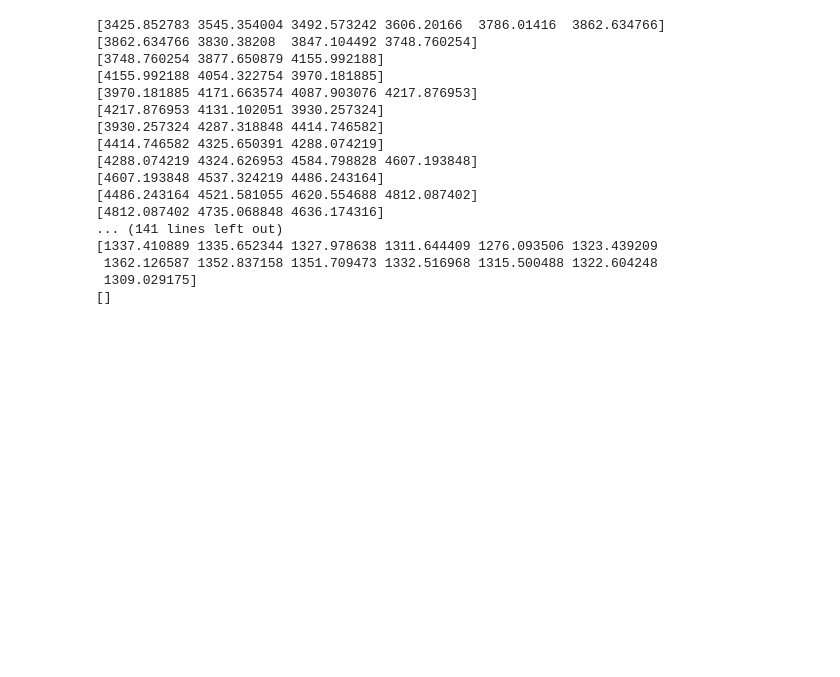
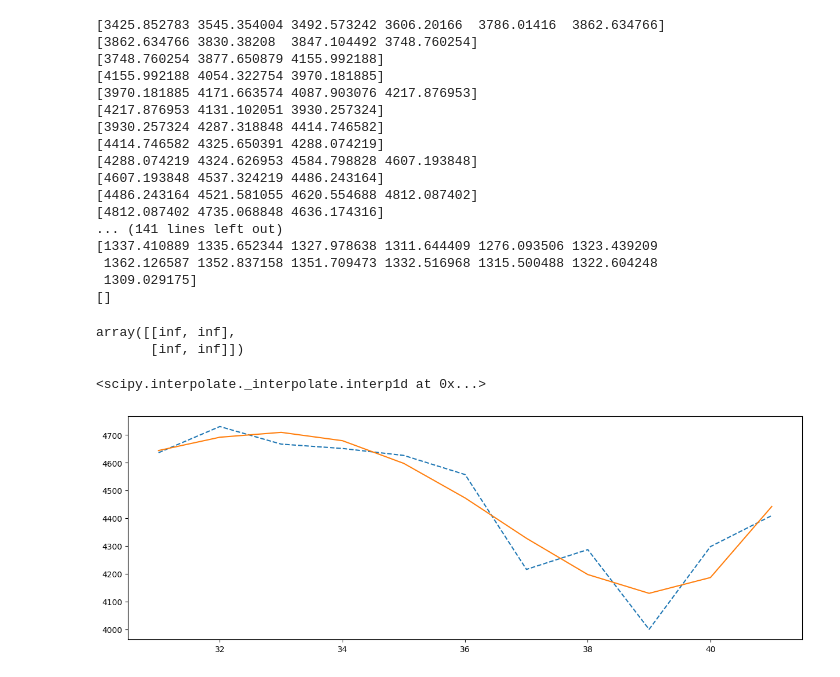
Before and after one commit to iamjakkie/Time_Series_Approximator, a Jupyter notebook: research.ipynb, the cells around one changed output. Saved outputs shown, nothing was run; the diff lists cells and outputs as text; code cells hidden in the pictures; blank space fills up the shorter version.

Commit message:
Research - polyfit interpolation

```diff
--- a/research.ipynb
+++ b/research.ipynb
@@ -1,7 +1,10 @@
 # %%
+import matplotlib.pyplot as plt
 import pandas as pd
 import numpy as np
 from scipy.signal import argrelextrema
+from scipy.optimize import curve_fit
+plt.rcParams["figure.figsize"] = (15,5)
 # %%
 df = pd.read_csv("/Users/jakubkielbasiewicz/Downloads/ETH-USD.csv")
 # %%
@@ -90,0 +98,10 @@ for (start, stop) in idx:
+# %%
+# range: 12: [31,41]
+xdata = list(range(31,42))
+ydata = df.iloc[xdata]["Adj Close"].values
+parameters, covariance = curve_fit(Gauss, xdata, ydata)
+# %%
+covariance
+# %% [output]
+array([[inf, inf],
+       [inf, inf]])
@@ -90,0 +110,11 @@ for (start, stop) in idx:
+# %%
+interp1d(xdata, ydata)
+# %% [output]
+<scipy.interpolate._interpolate.interp1d at 0x...>
+# %%
+z = np.polyfit(xdata, ydata, 4)
+p = np.poly1d(z)
+# %%
+plt.plot(xdata, ydata, '--', xdata, [p(x) for x in xdata], '-');
+# %% [output]
+[figure, added]
```
Also changed, not shown: parts of 6 cells of this notebook.
